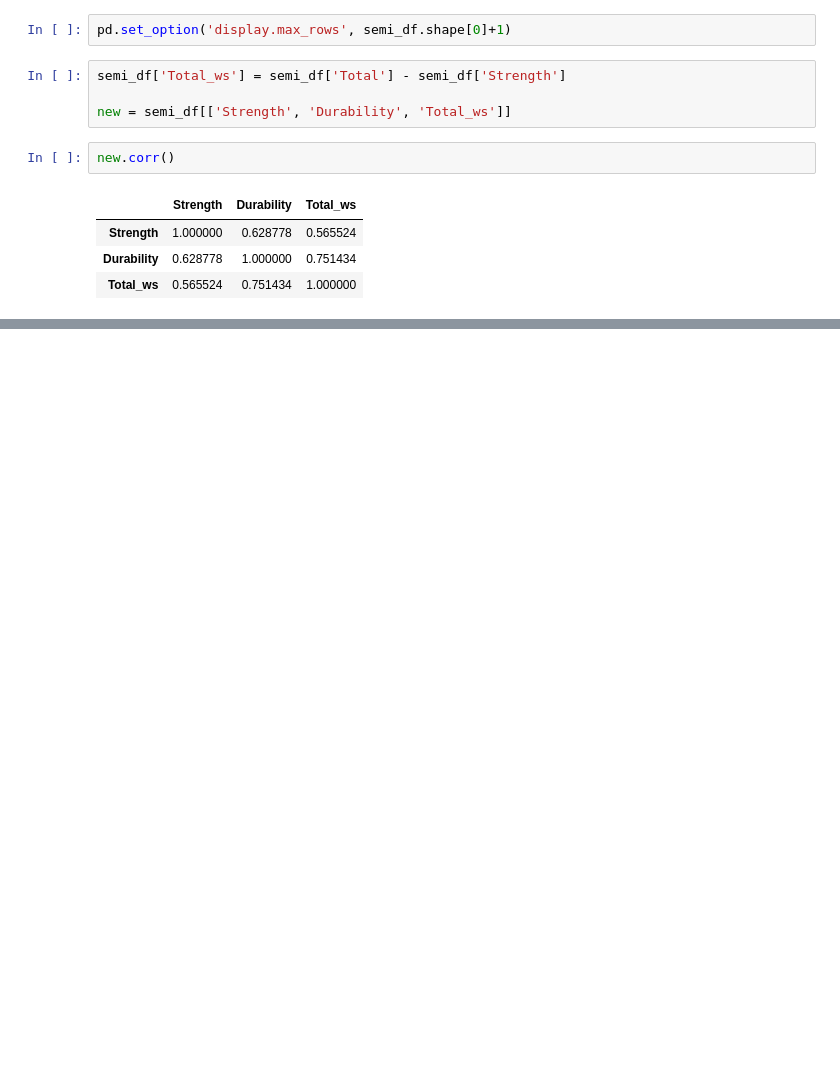
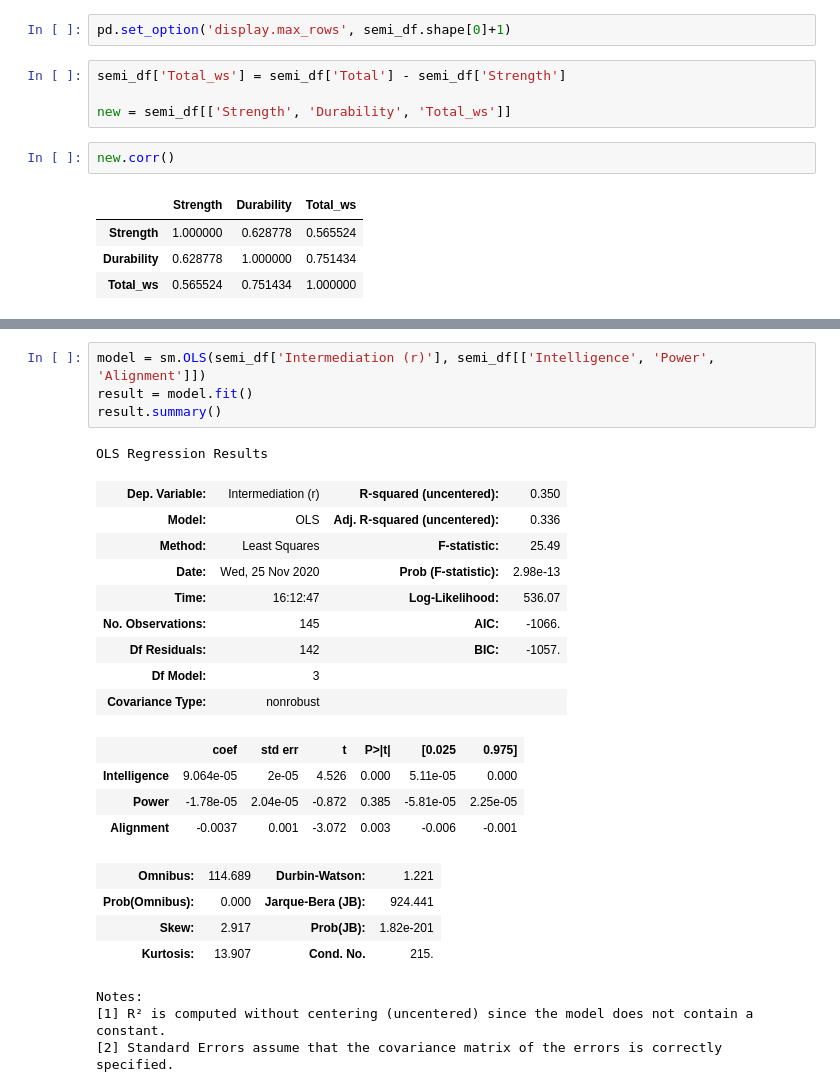
Before and after one commit to Pellizzon/MarvelRedesSociais, a Jupyter notebook: allCharacters_thres30/analise.ipynb, the cells around one changed output, grey strips where cells are left out. Cells and saved outputs as stored; diff of their text form; blank space fills up the shorter version.

```diff
--- a/allCharacters_thres30/analise.ipynb
+++ b/allCharacters_thres30/analise.ipynb
@@ -148,0 +182,26 @@ semi_df.sort_values(by='Intermediation (r)', ascending=True).head(50)
+# %%
+model = sm.OLS(semi_df['Intermediation (r)'], semi_df[['Intelligence', 'Power', 'Alignment']])
+result = model.fit()
+result.summary()
+# %% [output]
+OLS Regression Results
+| Dep. Variable: | Intermediation (r) | R-squared (uncentered): | 0.350 |
+| Model: | OLS | Adj. R-squared (uncentered): | 0.336 |
+| Method: | Least Squares | F-statistic: | 25.49 |
+| Date: | Wed, 25 Nov 2020 | Prob (F-statistic): | 2.98e-13 |
+| Time: | 16:12:47 | Log-Likelihood: | 536.07 |
+| No. Observations: | 145 | AIC: | -1066. |
+| Df Residuals: | 142 | BIC: | -1057. |
+| Df Model: | 3 |  |  |
+| Covariance Type: | nonrobust |  |  |
+|  | coef | std err | t | P>|t| | [0.025 | 0.975] |
+| Intelligence | 9.064e-05 | 2e-05 | 4.526 | 0.000 | 5.11e-05 | 0.000 |
+| Power | -1.78e-05 | 2.04e-05 | -0.872 | 0.385 | -5.81e-05 | 2.25e-05 |
+| Alignment | -0.0037 | 0.001 | -3.072 | 0.003 | -0.006 | -0.001 |
+| Omnibus: | 114.689 | Durbin-Watson: | 1.221 |
+| Prob(Omnibus): | 0.000 | Jarque-Bera (JB): | 924.441 |
+| Skew: | 2.917 | Prob(JB): | 1.82e-201 |
+| Kurtosis: | 13.907 | Cond. No. | 215. |
+Notes:
+[1] R² is computed without centering (uncentered) since the model does not contain a constant.
+[2] Standard Errors assume that the covariance matrix of the errors is correctly specified.
```
Also changed, not shown: parts of 5 cells of this notebook, 2 other files.
